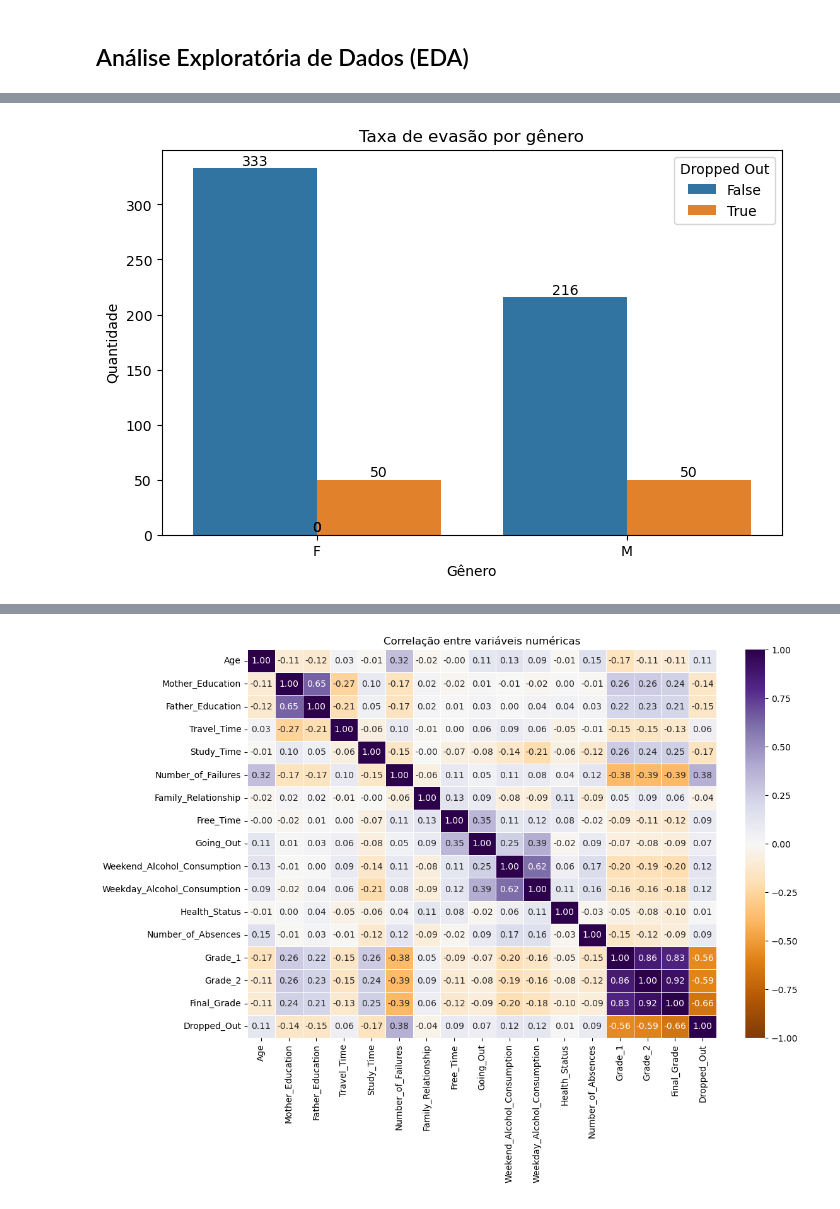
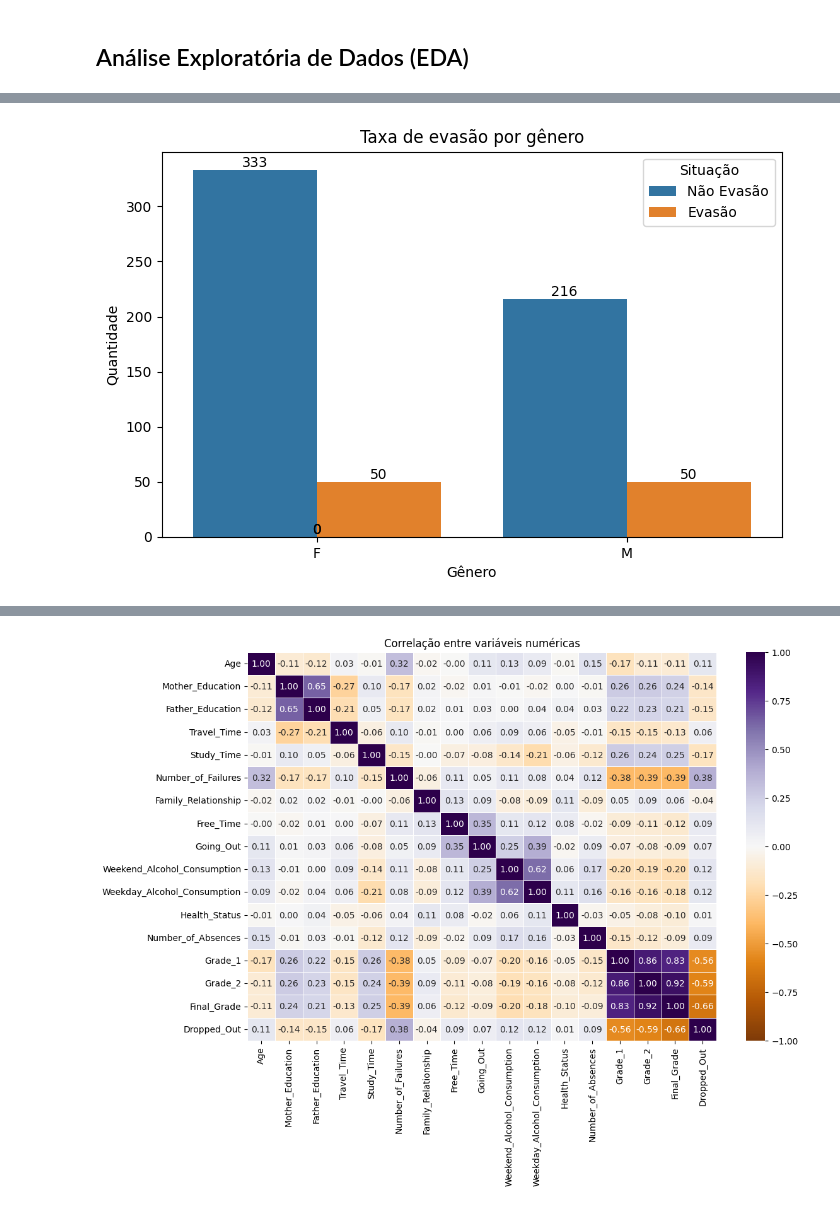
Before and after one commit to Moscofian/Sistema-alerta-para-Dropouts, a Jupyter notebook: Projeto-Dropout.ipynb, the cells around one changed output, grey strips where cells are left out. Cells and saved outputs as stored; diff of their text form; code cells hidden in the pictures.

```diff
--- a/Projeto-Dropout.ipynb
+++ b/Projeto-Dropout.ipynb
@@ -161,23 +164,25 @@ plt.show()
 # %%
 # Taxa de evasão por gênero
+situacao = df['Dropped_Out'].map({False: 'Não Evasão', True: 'Evasão'})
+
 fig, ax = plt.subplots(figsize=(8, 5))
-sns.countplot(data=df, x='Gender', hue='Dropped_Out', ax=ax)
+sns.countplot(data=df, x='Gender', hue=situacao, hue_order=['Não Evasão', 'Evasão'], ax=ax)
 
 ax.set_title('Taxa de evasão por gênero')
 ax.set_xlabel('Gênero')
 ax.set_ylabel('Quantidade')
 
 for p in ax.patches:
     ax.annotate(format(p.get_height(), '.0f'),
                 (p.get_x() + p.get_width() / 2., p.get_height()),
                 ha = 'center', va = 'center',
                 xytext = (0, 5),
                 textcoords = 'offset points')
 
-ax.legend(title='Dropped Out')
+ax.legend(title='Situação')
 
 plt.show()
 # %% [output]
-[figure, old version]
+[figure, new version]
 # %%
 # Evasão por idade
```
Also changed, not shown: parts of 16 cells of this notebook, 1 other file.
